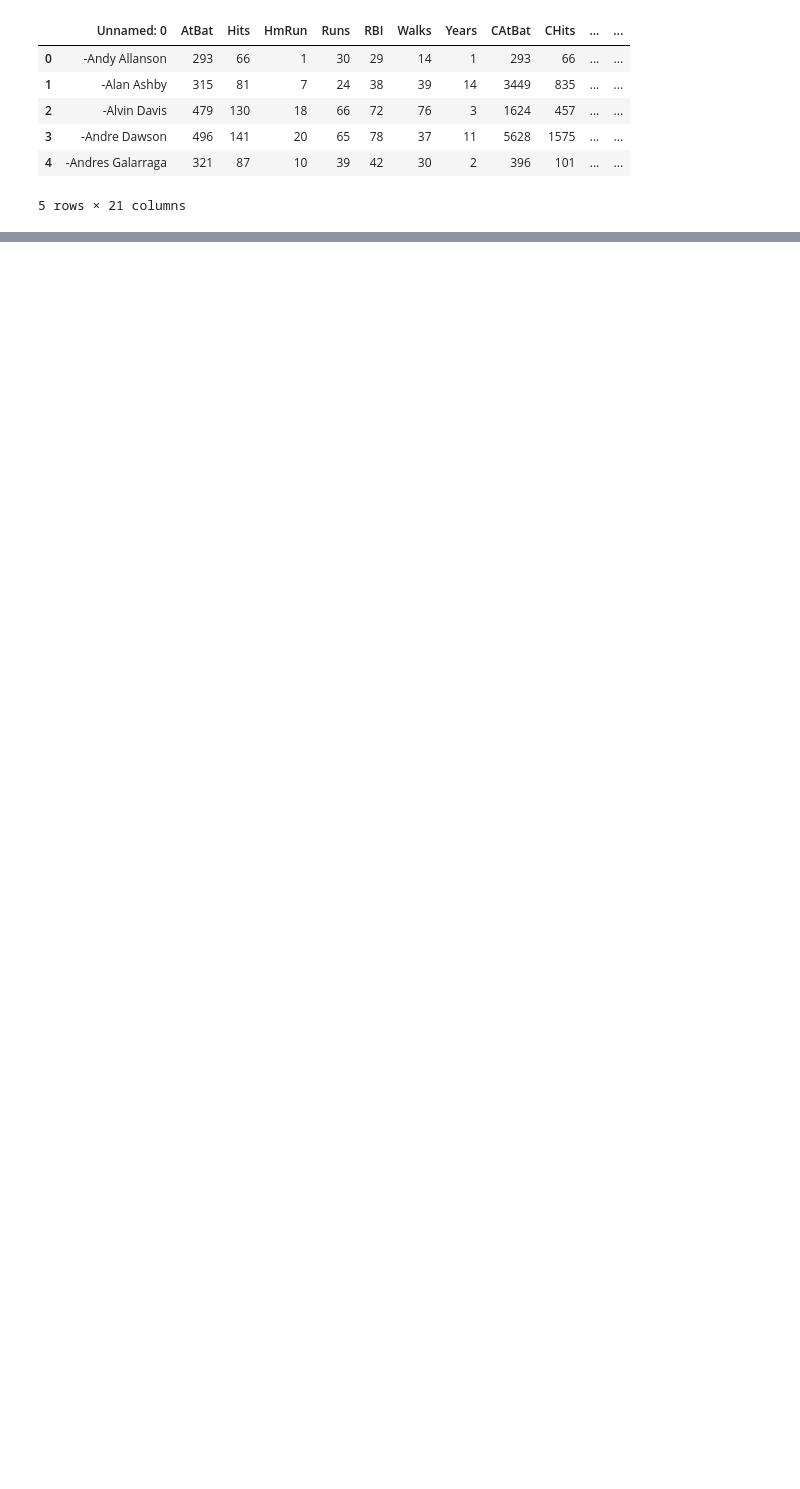
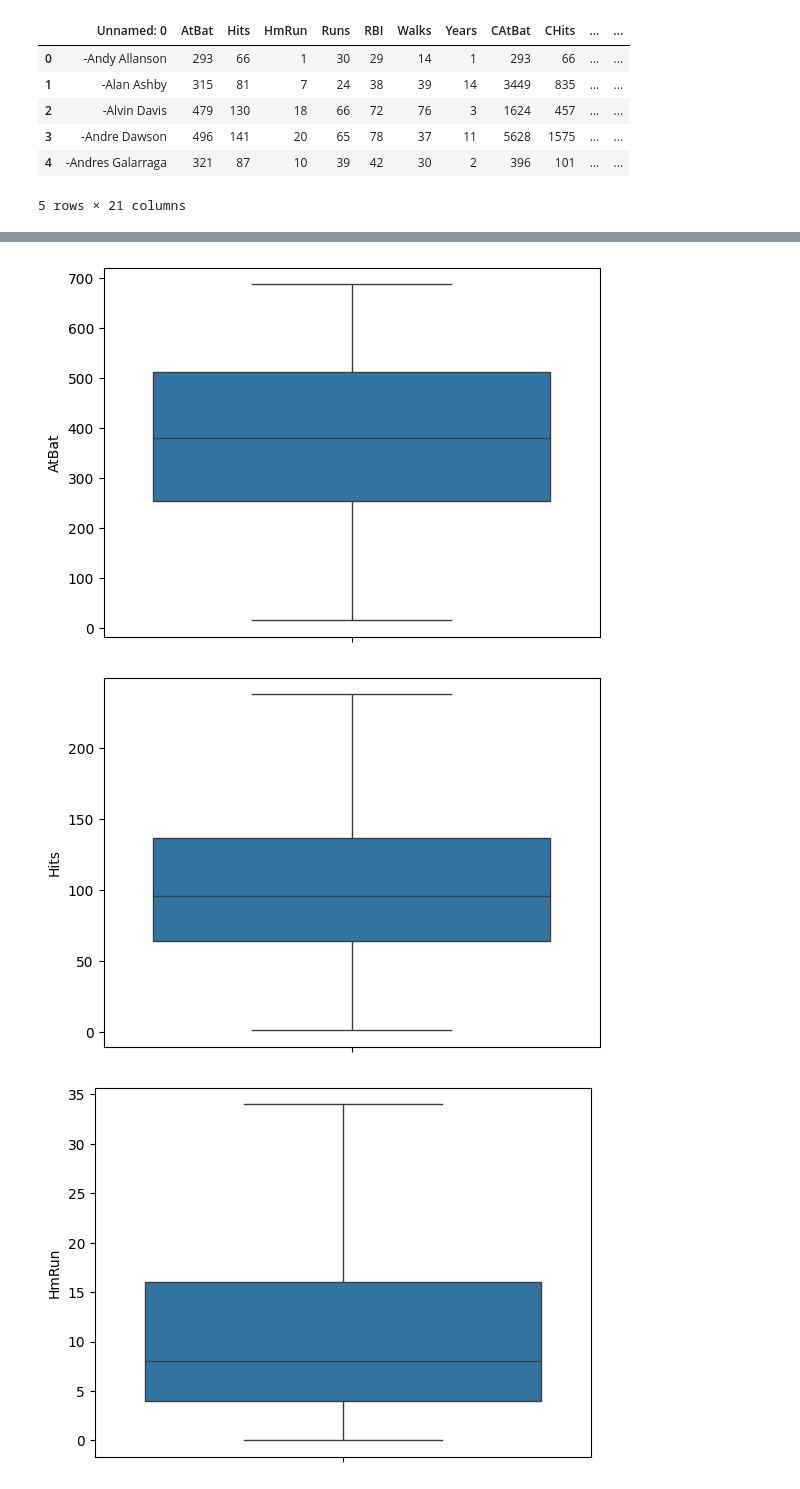
Before and after one commit to devpatel0005/Baseball-Player-Salary-Prediction, a Jupyter notebook: IPL_Player_Salary_Prediction.ipynb, the cells around one changed output, grey strips where cells are left out. Cells and saved outputs as stored; diff of their text form; code cells hidden in the pictures; blank space fills up the shorter version.

```diff
--- a/IPL_Player_Salary_Prediction.ipynb
+++ b/IPL_Player_Salary_Prediction.ipynb
@@ -18,0 +173,21 @@ df.head()
+# %%
+out_cols=['HmRun','Runs','RBI','Walks','Years','CAtBat','CHits','CHmRun','CRuns','CRBI','CWalks','PutOuts','Assists','Errors']
+def manage_outliers(df,col):
+  for i in col:
+    q1=df[i].quantile(0.25)
+    q3=df[i].quantile(0.75)
+    iqr=q3-q1
+    lr=q1-1.5*iqr
+    ur=q3+1.5*iqr
+    df[i]=np.where(df[i]>ur,df[i].median(),df[i])
+    df[i]=np.where(df[i]<lr,df[i].median(),df[i])
+  return df
+df=manage_outliers(df,out_cols)
+# %%
+for i in num_cols:
+  sns.boxplot(df[i])
+  plt.show()
+# %% [output]
+[figure, added]
+[figure, added]
+[figure, added]
```
Also changed, not shown: parts of 15 cells of this notebook.
